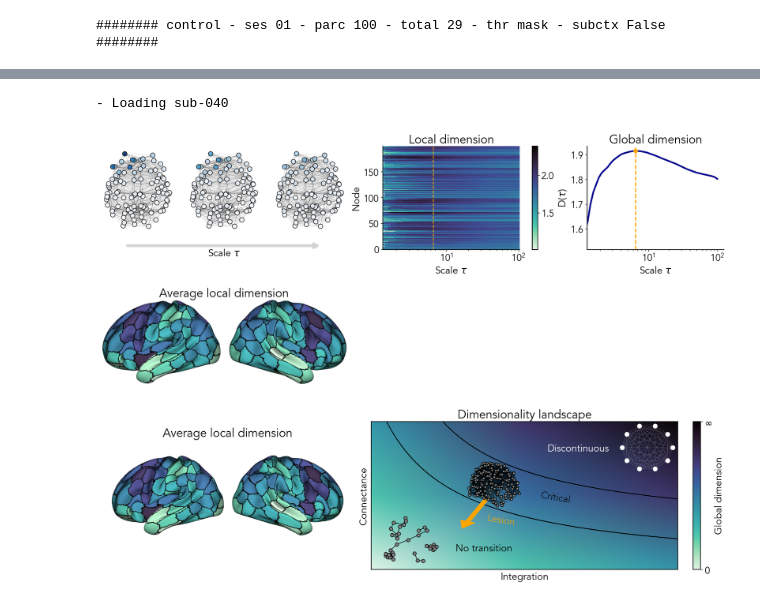
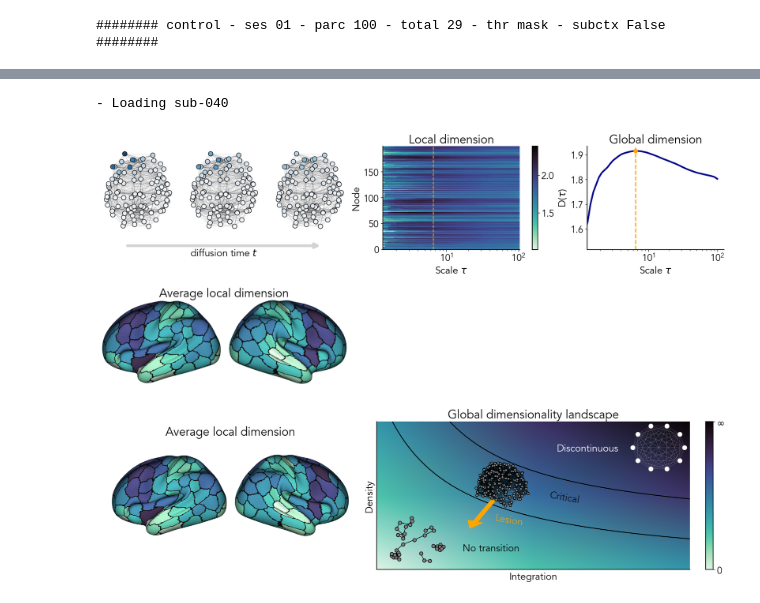
Before and after one commit to gbarzon/ConnectomeDimension, a Jupyter notebook: Figures.ipynb, the cells around one changed output, grey strips where cells are left out. Cells and saved outputs as stored; diff of their text form; code cells hidden in the pictures.

```diff
--- a/Figures.ipynb
+++ b/Figures.ipynb
@@ -1844,7 +1844,7 @@ ax.axis('off')
 plt.ylim(None, 1)
 
 # Draw texts
-ax.text(l0,h0,r'Scale $\tau$', horizontalalignment='center', verticalalignment='center')
+ax.text(l0,h0,r'diffusion time $t$', horizontalalignment='center', verticalalignment='center')
 
 ############ Plot local dimension ############
 idx_max = np.nanargmax(np.nanmean(local_dimensions, axis=1))
@@ -1921,7 +1921,7 @@ plt.savefig(folder_figures+'figure_framework_1.svg', transparent=True)
 plt.show()
 # %% [output]
 - Loading sub-040
-[figure, old version]
+[figure, new version]
 # %%
 figsize = (16,7)
 nrows = 4
@@ -1977,14 +1977,14 @@ mat = yy.reshape(-1,1)@xx.reshape(-1,1).T
 mat = mat**(1/3)
 im = ax.pcolormesh(xx, yy, mat, shading='gouraud', cmap='mako_r', alpha=1, rasterized=True)
 cbar = fig.colorbar(im, ax=ax, orientation='vertical', ticks=[mat.min(), mat.max()])
-cbar.ax.set_ylabel('Global dimension')
+#cbar.ax.set_ylabel('Global dimension')
 cbar.ax.set_yticklabels(['0', r'$\infty$'])
 
 xx = np.linspace(xmin,xmax-1, 100)
 ax.plot(xx, 1/(xx-0.6)+1., c='k')
 ax.plot(xx, 1/(xx-0.8)+1.5, c='k')
 ax.set_xlabel('Integration')
-ax.set_ylabel('Connectance')
+ax.set_ylabel('Density')
 ax.set_xlim()
 ax.set_xticks([])
 ax.set_yticks([])
@@ -1995,7 +1995,7 @@ ax.text(xmin+0.55, ymin+0.25, 'No transition')
 ax.text(xmax-1.85, ymax-1.4, 'Discontinuous', c='white')
 ax.text(xmin+1.1, ymin+0.9, 'Critical', rotation=-10, c='k', alpha=0.85)
 
-plt.title('Dimensionality landscape')
+plt.title('Global dimensionality landscape')
 
 ######### Add networks #########
 node_colors = ['white', 'gray', 'gray']
@@ -2006,31 +2006,31 @@ node_sizes = [60, 20, 40]
 # Define position
 width, height = 0.2, 0.35
 
 pos_graphs = [[0.8,0.65], [0.3, 0.4], [0.03, 0.03]]
 #left, bottom = 0.4, 0.4
 #ax2 = axs[idx].inset_axes([left, bottom, width, height], transform=axs[idx].transData)
 
 for idx, net in enumerate(nets_to_show):
     left, bottom = pos_graphs[idx]
     ax2 = ax.inset_axes([left, bottom, width, height])
     nx.draw(net, ax=ax2, pos=pos_nets[idx], node_color=node_colors[idx], edgecolors=edge_colors[idx], edge_color=edge_colors[idx], width=edge_widths[idx], node_size=node_sizes[idx])
 
 # Draw arrow
 W, H = -0.12, -0.3
 arrow_style = {
     "head_width": 0.1,
     "head_length": 0.1,
     "width": 0.03,
     "color":"orange"
 }
 
 plt.arrow(x=xmin+0.75, y=ymin+0.95, dx=W, dy=H, **arrow_style, zorder=2)
 ax.text(xmin+.75, ymin+0.6, 'Lesion', rotation=-10, c='orange', alpha=0.85)
 
 #plt.savefig(folder_figures+'figure_framework.png') #background transparent
 #plt.tight_layout()
 #plt.subplots_adjust(hspace=1)
 plt.savefig(folder_figures+'figure_framework_2.svg', transparent=True)
 plt.show()
 # %% [output]
-[figure, old version]
+[figure, new version]
```
Also changed, not shown: parts of 3 cells of this notebook, 8 other files.
